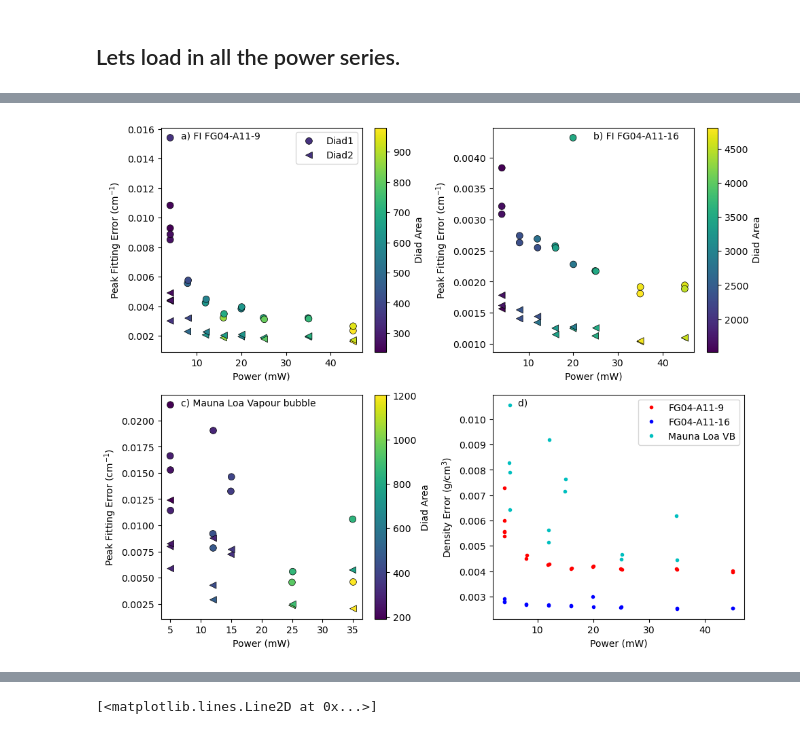
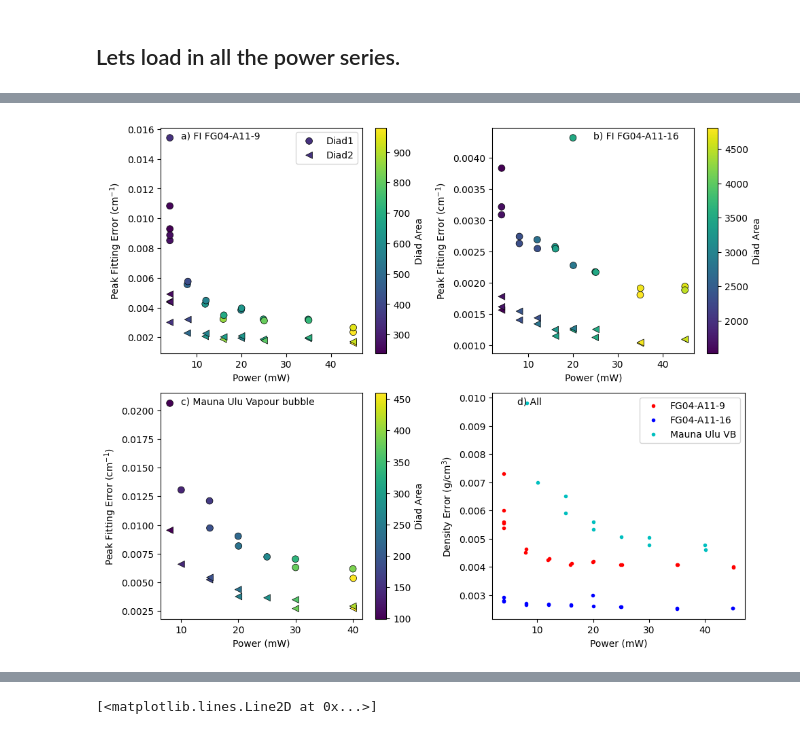
Before and after one commit to PennyWieser/Raman_Best_Practices, a Jupyter notebook: SupportingFig_Errors_func_power/Precision_with_laser_power.ipynb, the cells around one changed output, grey strips where cells are left out. Drawn from its saved outputs; the diff is of its cells as text; code cells hidden in the pictures.

```diff
--- a/SupportingFig_Errors_func_power/Precision_with_laser_power.ipynb
+++ b/SupportingFig_Errors_func_power/Precision_with_laser_power.ipynb
@@ -17,4 +17,6 @@ df= pd.read_excel(r'C:\Users\penny\Box\Berkeley_new\Raman\Raman technical paper\
 
 df_16=df.loc[df['filename'].str.contains('FG04-A11-16')]
 df_9=df.loc[df['filename'].str.contains('FG04-A11-9')]
-df_21=df.loc[df['filename'].str.contains('ML22_77_4_MIA')]
+df_21=df.loc[df['filename'].str.contains('Ulu')]
+# Filt out 49 mW with a big cosmic ray so bad peak fit
+df_21=df_21.loc[df_21['power (mW)']<49]
@@ -55,37 +73,37 @@ ax2.annotate("b) FI FG04-A11-16 ", xy=(0.5, 0.95), xycoords="axes fraction", fon
 
 s=ax3.scatter(x=df_21['power (mW)'],
           y=df_21['Diad1_cent_err'], marker='o', s=50, edgecolors='k', linewidths=0.5,
             c=df_21['Diad1_Voigt_Area'], cmap='viridis')
 
 s=ax3.scatter(x=df_21['power (mW)'],
           y=df_21['Diad2_cent_err'], marker='<', s=50, edgecolors='k', linewidths=0.5,
             c=df_21['Diad2_Voigt_Area'], cmap='viridis')
 fig.colorbar(s, ax=ax3, label='Diad Area')
 ax3.set_xlabel('Power (mW)')
 ax3.set_ylabel('Peak Fitting Error (cm$^{-1}$)')
 
-ax3.annotate("c) Mauna Loa Vapour bubble ", xy=(0.1, 0.95), xycoords="axes fraction", fontsize=10)
+ax3.annotate("c) Mauna Ulu Vapour bubble ", xy=(0.1, 0.95), xycoords="axes fraction", fontsize=10)
 
 ## Lets show them all for context
 
 # ax4.plot(df_9['power (mW)'], 100*df_9['σ Density g/cm3']/df_9['Density g/cm3'].iloc[0], '.r')
 # ax4.plot(df_21['power (mW)'], 100*df_21['σ Density g/cm3']/df_21['Density g/cm3'].iloc[0], '.b')
 # ax4.plot(df_16['power (mW)'], 100*df_16['σ Density g/cm3']/df_16['Density g/cm3'].iloc[0], '.c')
 
 ax4.plot(df_9['power (mW)'],df_9['σ Density g/cm3'], '.r', label='FG04-A11-9')
 ax4.plot(df_16['power (mW)'], df_16['σ Density g/cm3'], '.b', label='FG04-A11-16')
-ax4.plot(df_21['power (mW)'], df_21['σ Density g/cm3'], '.c', label='Mauna Loa VB')
+ax4.plot(df_21['power (mW)'], df_21['σ Density g/cm3'], '.c', label='Mauna Ulu VB')
 ax4.legend()
 
-ax4.annotate("d) ", xy=(0.1, 0.95), xycoords="axes fraction", fontsize=10)
+ax4.annotate("d) All", xy=(0.1, 0.95), xycoords="axes fraction", fontsize=10)
 
 
 fig.tight_layout()
 ax4.set_xlabel('Power (mW)')
 ax4.set_ylabel('Density Error (g/cm$^{3}$)')
 fig.savefig('Errors_laser_power.png', dpi=200)
 # %% [output]
-[figure, old version]
+[figure, new version]
 # %%
 df_9
 # %% [output]
```
Also changed, not shown: parts of 3 cells of this notebook, 58 other files.
